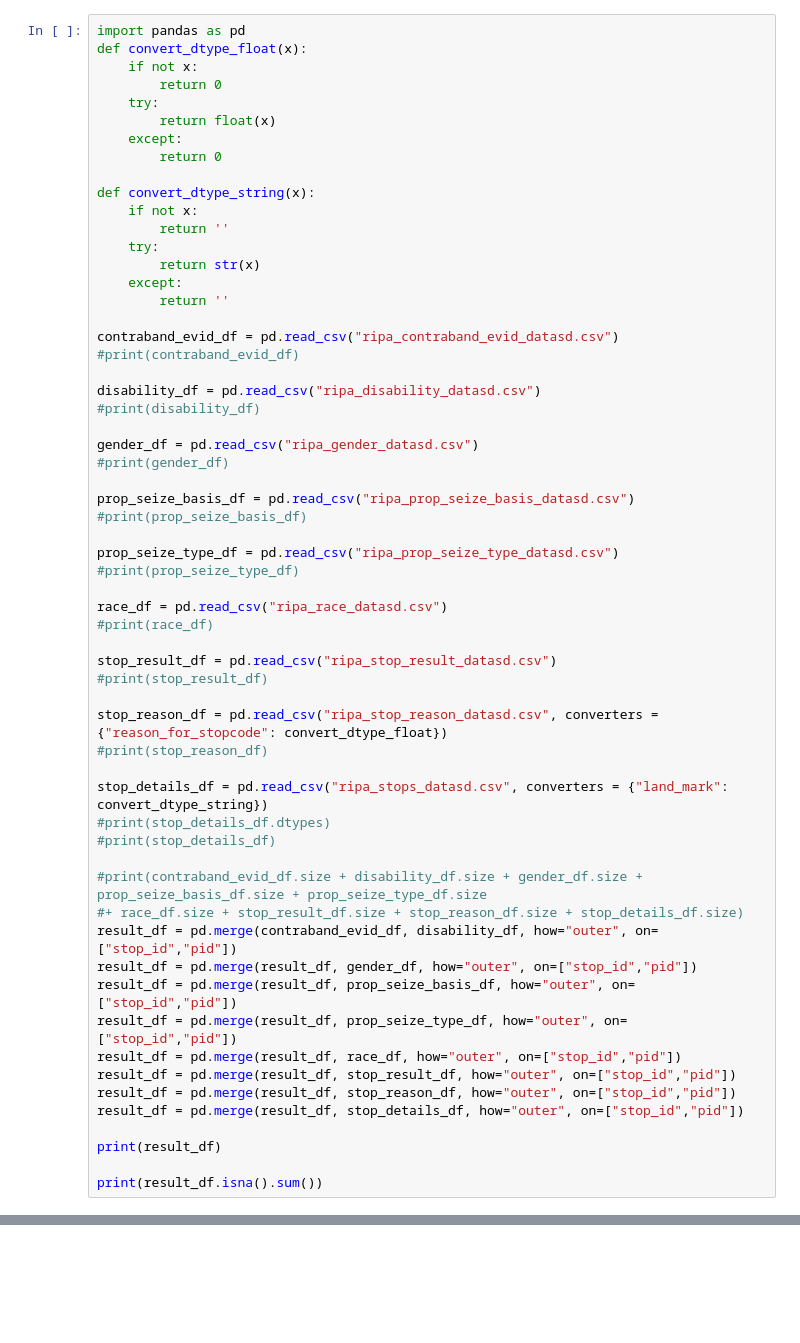
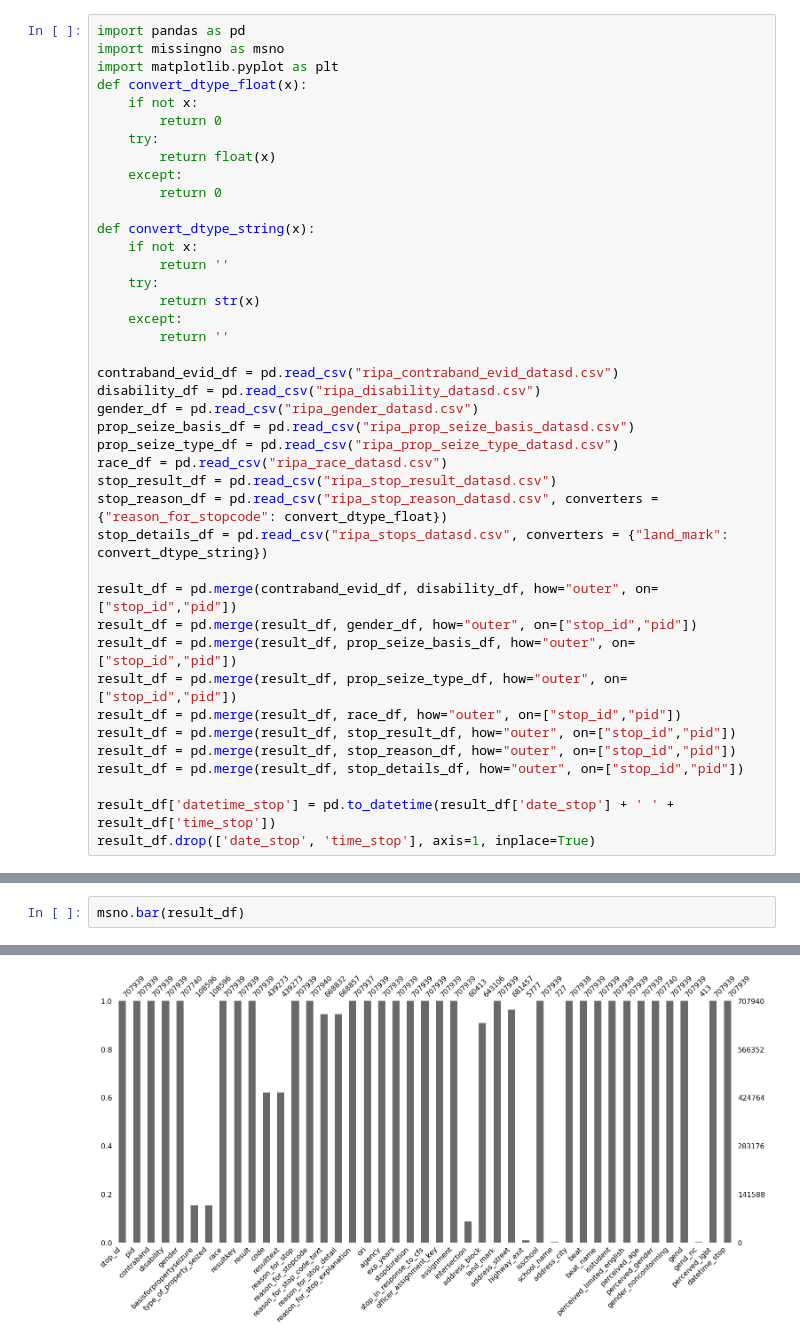
Before and after one commit to FleischerResearchLab/CRJA-analysis, a Jupyter notebook: src/RIPA_Organization.ipynb, the cells around one changed output, grey strips where cells are left out. Saved outputs shown, nothing was run; the diff lists cells and outputs as text; blank space fills up the shorter version.

```diff
--- a/src/RIPA_Organization.ipynb
+++ b/src/RIPA_Organization.ipynb
@@ -1,5 +3,7 @@
 # %%
 import pandas as pd
+import missingno as msno
+import matplotlib.pyplot as plt
 def convert_dtype_float(x):
     if not x:
         return 0
@@ -17,35 +21,15 @@ def convert_dtype_string(x):
         return ''
 
 contraband_evid_df = pd.read_csv("ripa_contraband_evid_datasd.csv")
-#print(contraband_evid_df)
+disability_df = pd.read_csv("ripa_disability_datasd.csv")
+gender_df = pd.read_csv("ripa_gender_datasd.csv")
+prop_seize_basis_df = pd.read_csv("ripa_prop_seize_basis_datasd.csv")
+prop_seize_type_df = pd.read_csv("ripa_prop_seize_type_datasd.csv")
+race_df = pd.read_csv("ripa_race_datasd.csv")
+stop_result_df = pd.read_csv("ripa_stop_result_datasd.csv")
+stop_reason_df = pd.read_csv("ripa_stop_reason_datasd.csv", converters = {"reason_for_stopcode": convert_dtype_float})
+stop_details_df = pd.read_csv("ripa_stops_datasd.csv", converters = {"land_mark": convert_dtype_string})
 
-disability_df = pd.read_csv("ripa_disability_datasd.csv")
-#print(disability_df)
-
-gender_df = pd.read_csv("ripa_gender_datasd.csv")
-#print(gender_df)
-
-prop_seize_basis_df = pd.read_csv("ripa_prop_seize_basis_datasd.csv")
-#print(prop_seize_basis_df)
-
-prop_seize_type_df = pd.read_csv("ripa_prop_seize_type_datasd.csv")
-#print(prop_seize_type_df)
-
-race_df = pd.read_csv("ripa_race_datasd.csv")
-#print(race_df)
-
-stop_result_df = pd.read_csv("ripa_stop_result_datasd.csv")
-#print(stop_result_df)
-
-stop_reason_df = pd.read_csv("ripa_stop_reason_datasd.csv", converters = {"reason_for_stopcode": convert_dtype_float})
-#print(stop_reason_df)
-
-stop_details_df = pd.read_csv("ripa_stops_datasd.csv", converters = {"land_mark": convert_dtype_string})
-#print(stop_details_df.dtypes)
-#print(stop_details_df)
-
-#print(contraband_evid_df.size + disability_df.size + gender_df.size + prop_seize_basis_df.size + prop_seize_type_df.size
-#+ race_df.size + stop_result_df.size + stop_reason_df.size + stop_details_df.size)
 result_df = pd.merge(contraband_evid_df, disability_df, how="outer", on=["stop_id","pid"])
 result_df = pd.merge(result_df, gender_df, how="outer", on=["stop_id","pid"])
 result_df = pd.merge(result_df, prop_seize_basis_df, how="outer", on=["stop_id","pid"])
@@ -55,6 +39,5 @@ result_df = pd.merge(result_df, stop_result_df, how="outer", on=["stop_id","pid"
 result_df = pd.merge(result_df, stop_reason_df, how="outer", on=["stop_id","pid"])
 result_df = pd.merge(result_df, stop_details_df, how="outer", on=["stop_id","pid"])
 
-print(result_df)
-
-print(result_df.isna().sum())
+result_df['datetime_stop'] = pd.to_datetime(result_df['date_stop'] + ' ' + result_df['time_stop'])
+result_df.drop(['date_stop', 'time_stop'], axis=1, inplace=True)
@@ -145,0 +62,3 @@ Length: 707940, dtype: object
+# %%
+msno.bar(result_df)
+# %% [output]
@@ -145,0 +66 @@ Length: 707940, dtype: object
+[figure, added]
```
Also changed, not shown: parts of 34 cells of this notebook.
